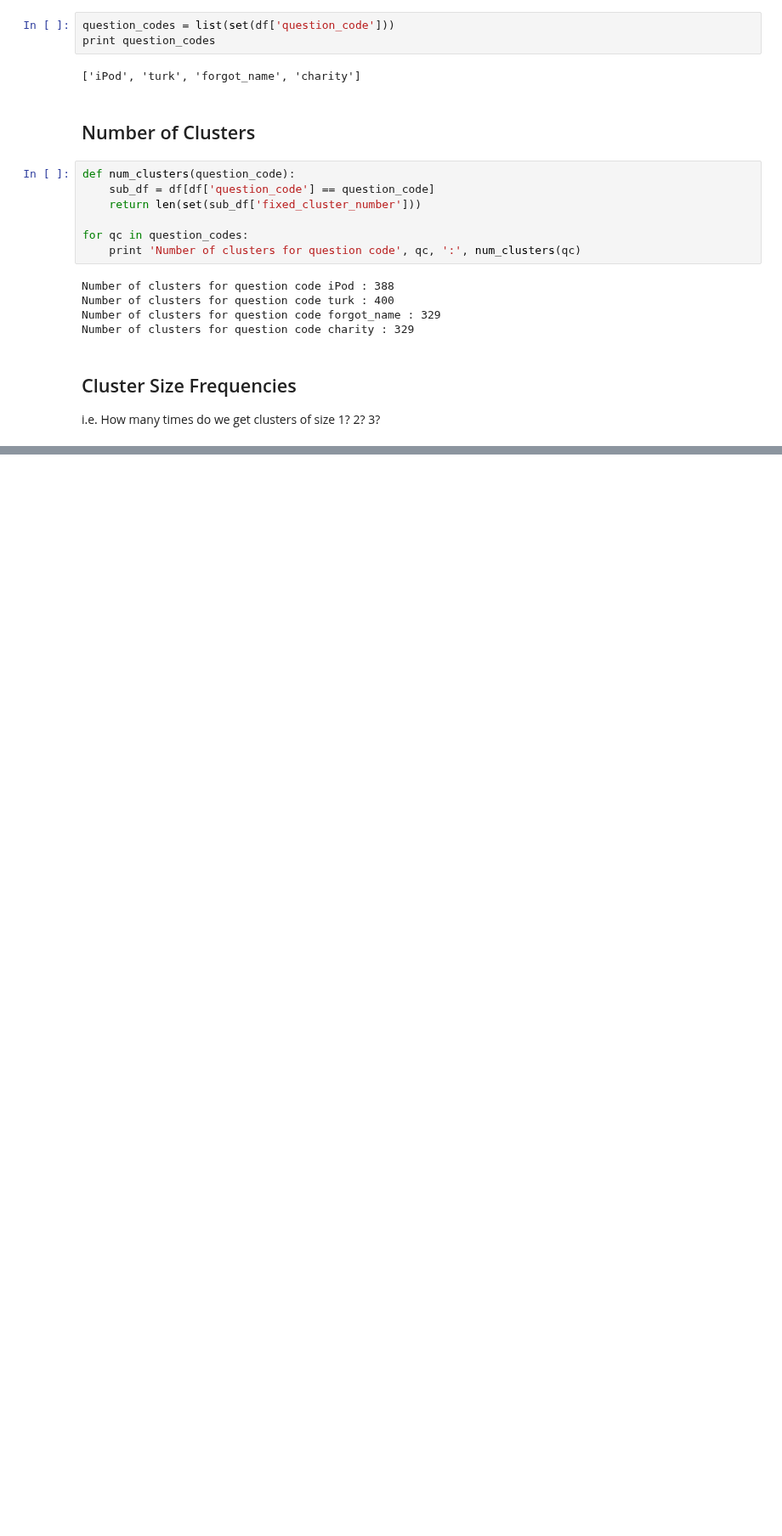
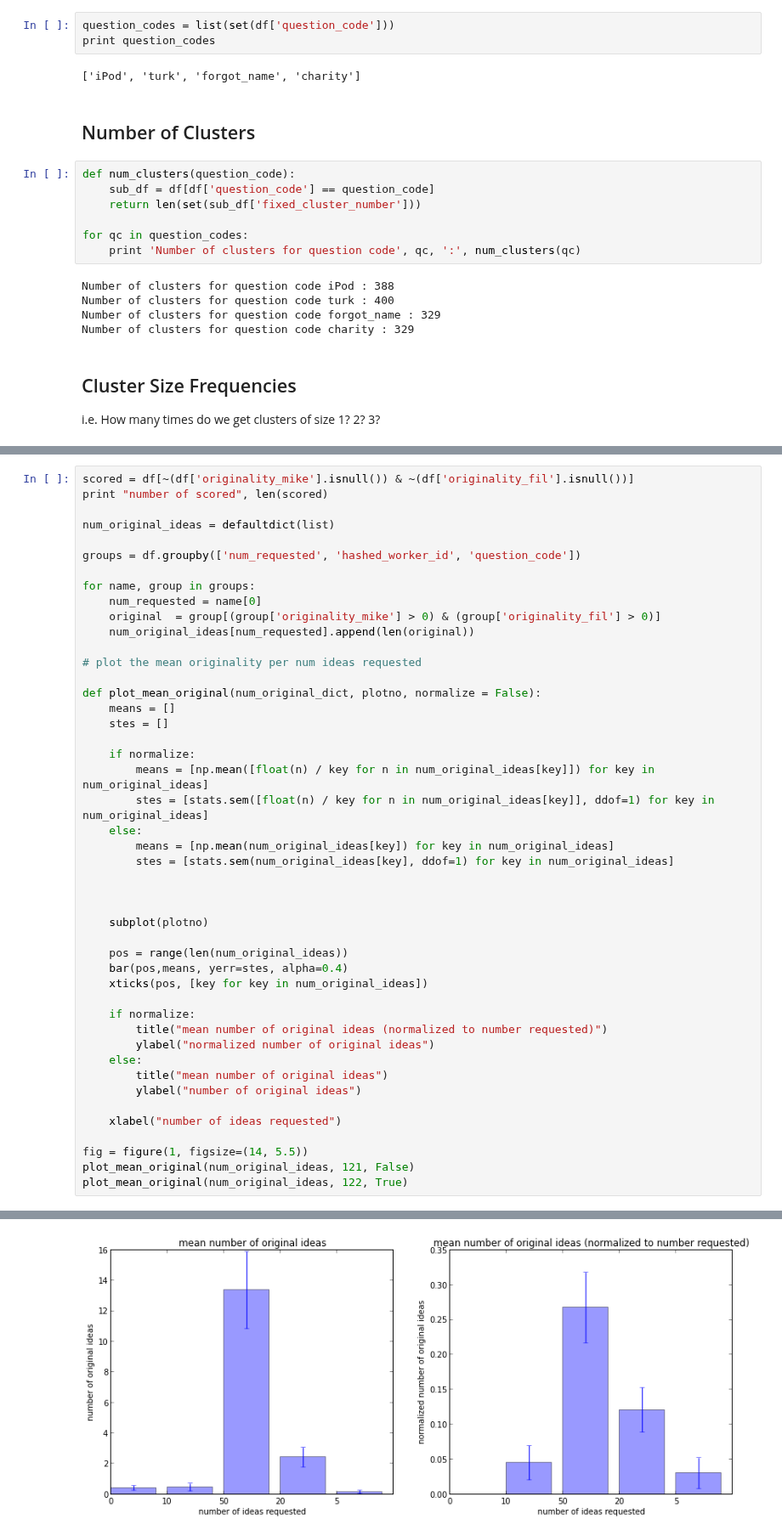
Before and after one commit to filkry/crowbrain, a Jupyter notebook: exps/post_pilot12_13_stats.ipynb, the cells around one changed output, grey strips where cells are left out. Shown at 85% size. Drawn from its saved outputs; the diff is of its cells as text; blank space fills up the shorter version.

```diff
--- a/exps/post_pilot12_13_stats.ipynb
+++ b/exps/post_pilot12_13_stats.ipynb
@@ -229,0 +292,47 @@ plot_cluster_size_hists()
+# %%
+scored = df[~(df['originality_mike'].isnull()) & ~(df['originality_fil'].isnull())]
+print "number of scored", len(scored)
+
+num_original_ideas = defaultdict(list)
+
+groups = df.groupby(['num_requested', 'hashed_worker_id', 'question_code'])
+
+for name, group in groups:
+    num_requested = name[0]
+    original  = group[(group['originality_mike'] > 0) & (group['originality_fil'] > 0)]
+    num_original_ideas[num_requested].append(len(original))
+
+# plot the mean originality per num ideas requested
+
+def plot_mean_original(num_original_dict, plotno, normalize = False):
+    means = []
+    stes = []
+
+    if normalize:
+        means = [np.mean([float(n) / key for n in num_original_ideas[key]]) for key in num_original_ideas]
+        stes = [stats.sem([float(n) / key for n in num_original_ideas[key]], ddof=1) for key in num_original_ideas]
+    else:
+        means = [np.mean(num_original_ideas[key]) for key in num_original_ideas]
+        stes = [stats.sem(num_original_ideas[key], ddof=1) for key in num_original_ideas]
+
+
+
+    subplot(plotno)
+
+    pos = range(len(num_original_ideas))
+    bar(pos,means, yerr=stes, alpha=0.4)
+    xticks(pos, [key for key in num_original_ideas])
+
+    if normalize:
+        title("mean number of original ideas (normalized to number requested)")
+        ylabel("normalized number of original ideas")
+    else:
+        title("mean number of original ideas")
+        ylabel("number of original ideas")
+
+    xlabel("number of ideas requested")
+
+fig = figure(1, figsize=(14, 5.5))
+plot_mean_original(num_original_ideas, 121, False)
+plot_mean_original(num_original_ideas, 122, True)
+# %% [output]
@@ -229,0 +340 @@ plot_cluster_size_hists()
+[figure, added]
```
Also changed, not shown: parts of 10 cells of this notebook.
